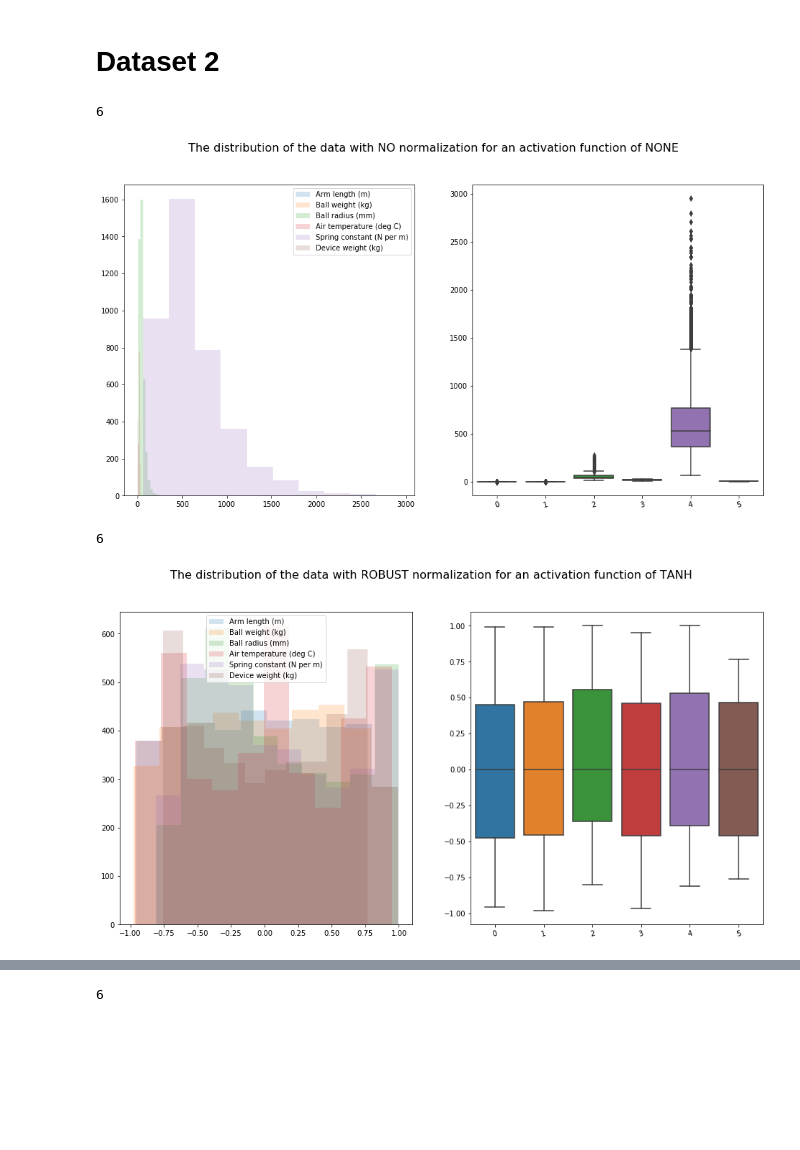
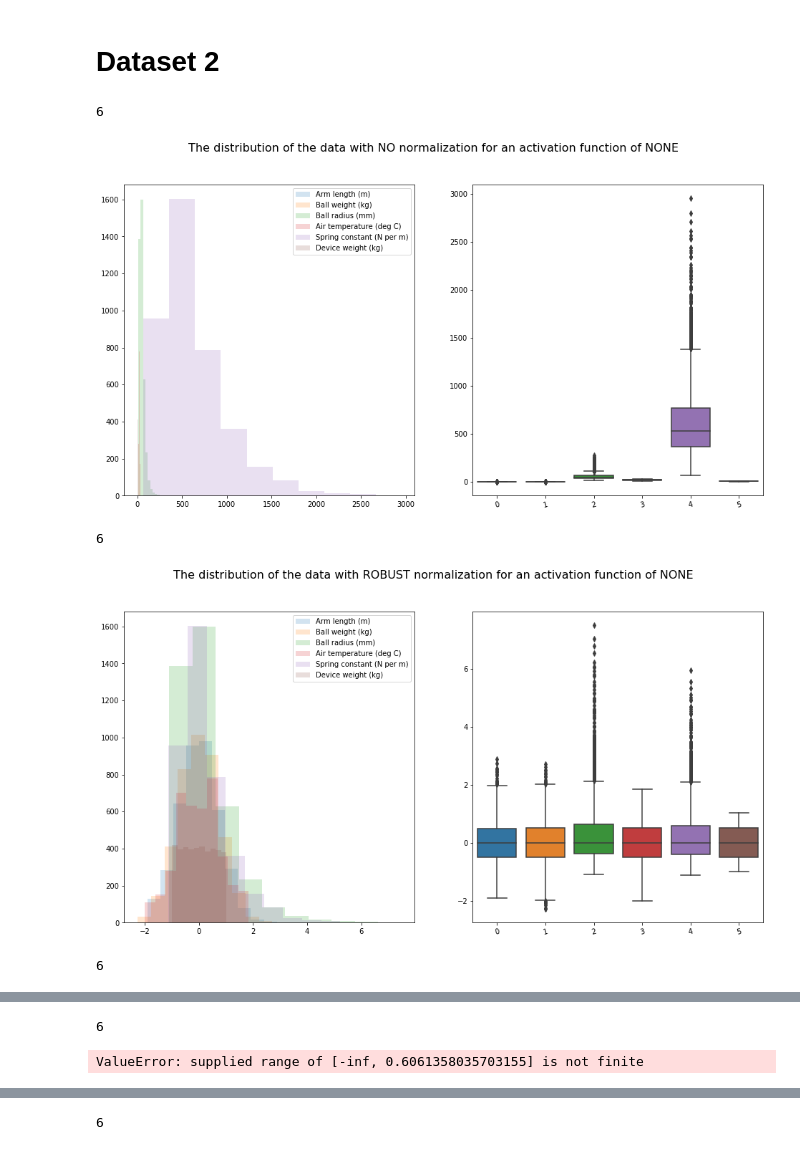
Before and after one commit to namiyousef/Intro_to_ML, a Jupyter notebook: Coursework/Distributions.ipynb, the cells around one changed output, grey strips where cells are left out. Drawn from its saved outputs; the diff is of its cells as text; code cells hidden in the pictures; blank space fills up the shorter version.

Commit message:
added function to plot distubtion plots nicely

```diff
--- a/Coursework/Distributions.ipynb
+++ b/Coursework/Distributions.ipynb
@@ -75,26 +75,33 @@ def plotting(x, activation = None, normalization = 'NO'):
 # %%
 # load data
 df = pd.read_csv('../Data/dataset2.csv')
 
 plotting(df[df.columns[:-1]])
 
 # robust
 
+
 X, scalers = scale_data(df[df.columns[:-1]], mode = 'robust')
+plotting(X, None, 'robust')
+
+
 plotting(X, tanh, 'robust')
+
+plotting(X, np.log, 'robust')
 
 
 # standard
 X, scalers = scale_data(df[df.columns[:-1]], mode = 'standard')
 sns.boxplot(data = X)
 
 
 for col in X:
     plt.hist(X[col], alpha = 0.2)
 plt.legend(X.columns)
 plt.show()
 # %% [output]
 6
 [figure]
 6
-[figure, old version]
+[figure, new version]
+6
@@ -101,0 +109,2 @@ plt.show()
+6
+ValueError: supplied range of [-inf, 0.6061358035703155] is not finite
```
Also changed, not shown: parts of 1 cell of this notebook.
